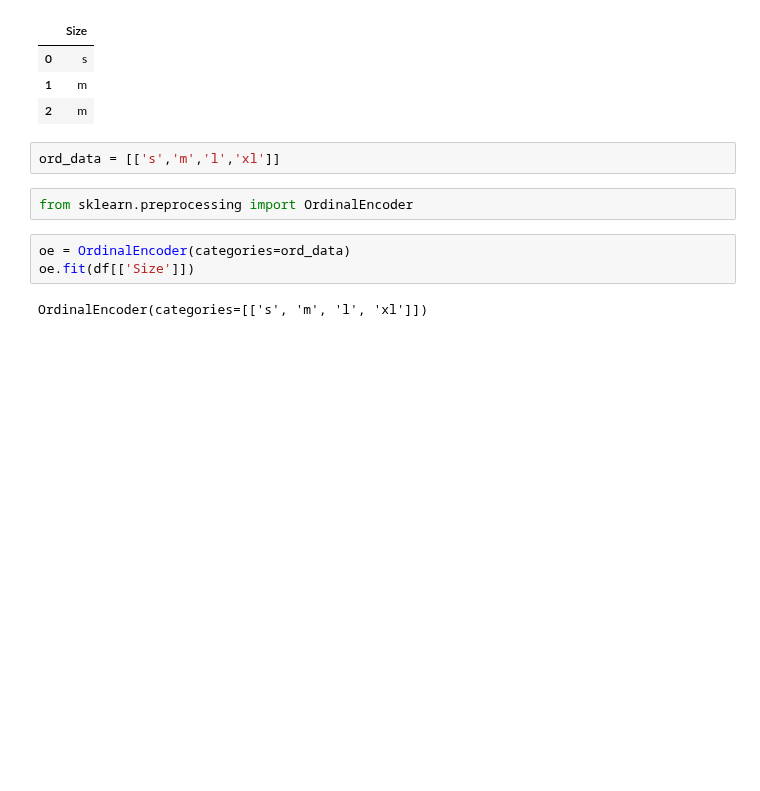
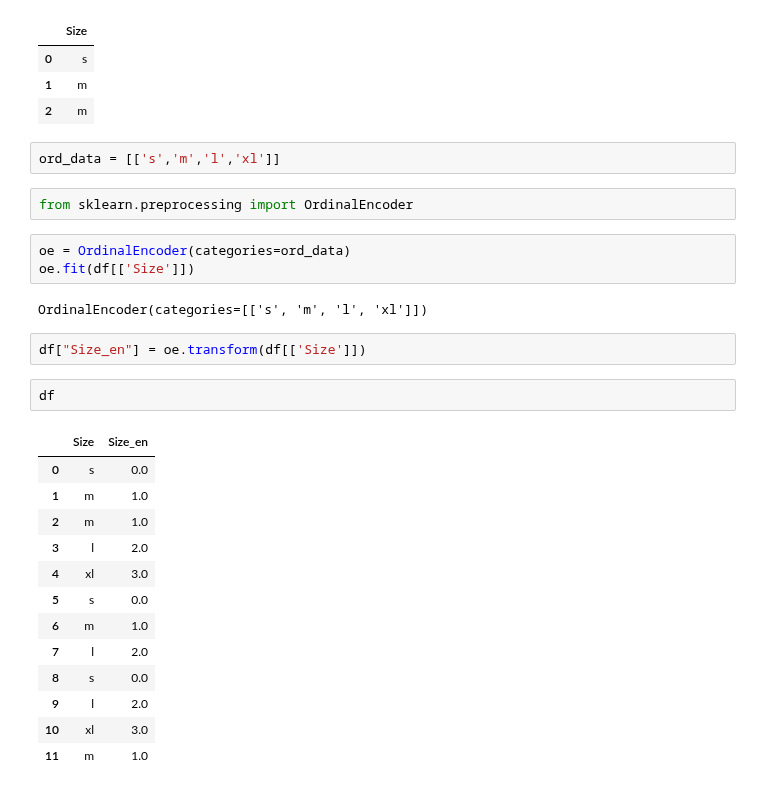
Before and after one commit to AnkitBhagat17/Data_Visualization, a Jupyter notebook: Machine_Learning.ipynb, the cells around one changed output. Drawn from its saved outputs; the diff is of its cells as text; blank space fills up the shorter version.

```diff
--- a/Machine_Learning.ipynb
+++ b/Machine_Learning.ipynb
@@ -709,3 +709,21 @@ oe = OrdinalEncoder(categories=ord_data)
 oe.fit(df[['Size']])
 # %% [output]
 OrdinalEncoder(categories=[['s', 'm', 'l', 'xl']])
+# %%
+df["Size_en"] = oe.transform(df[['Size']])
+# %%
+df
+# %% [output]
+|  | Size | Size_en |
+| 0 | s | 0.0 |
+| 1 | m | 1.0 |
+| 2 | m | 1.0 |
+| 3 | l | 2.0 |
+| 4 | xl | 3.0 |
+| 5 | s | 0.0 |
+| 6 | m | 1.0 |
+| 7 | l | 2.0 |
+| 8 | s | 0.0 |
+| 9 | l | 2.0 |
+| 10 | xl | 3.0 |
+| 11 | m | 1.0 |
```
